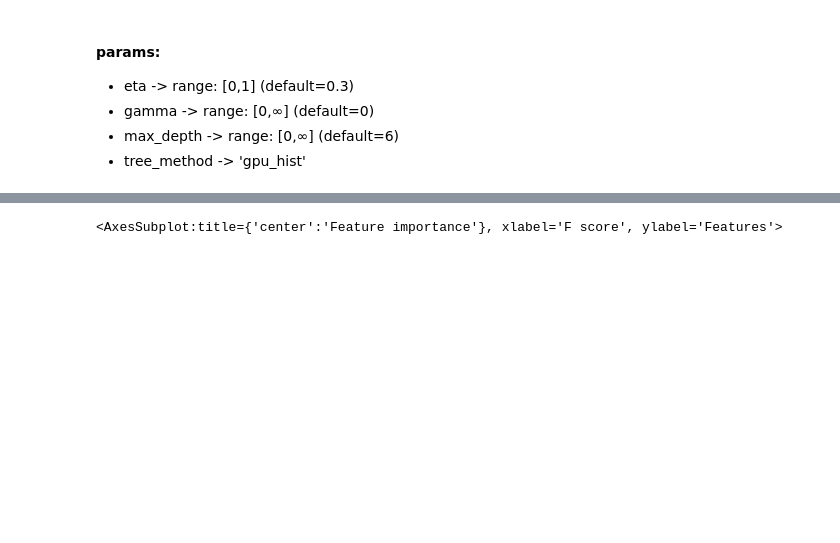
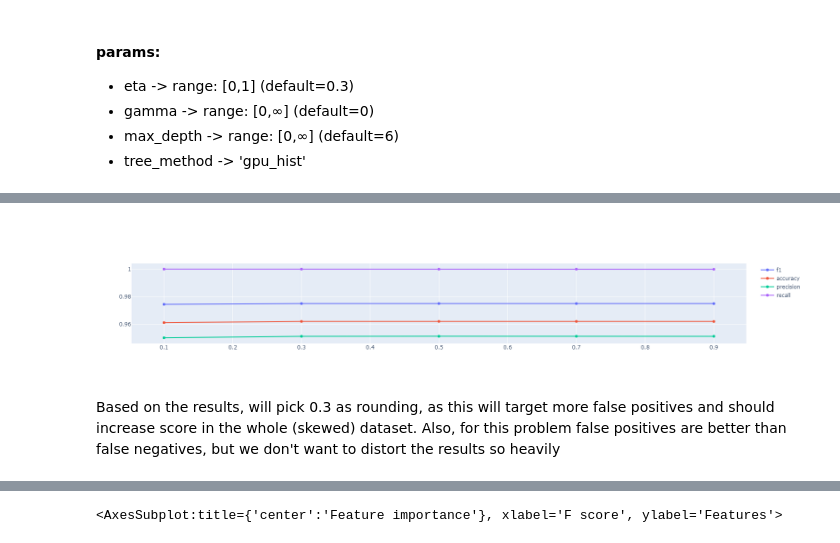
Before and after one commit to LRAbbade/IoT_anomaly_detection, a Jupyter notebook: iot23_control_training.ipynb, the cells around one changed output, grey strips where cells are left out. Saved outputs shown, nothing was run; the diff lists cells and outputs as text; code cells hidden in the pictures; blank space fills up the shorter version.

```diff
--- a/iot23_control_training.ipynb
+++ b/iot23_control_training.ipynb
@@ -413,3 +449,15 @@ y_pred = y_pred.round()
+# %%
+res = res.loc[0.1:0.9]
+# %%
+fig = go.Figure()
+for col in res.columns:
+    fig.add_trace(go.Scatter(x=res.index, y=res[col], name=col))
+
+fig
+# %% [output]
+[figure, added]
+# %% [markdown]
+Based on the results, will pick 0.3 as rounding, as this will target more false positives and should increase score in the whole (skewed) dataset. Also, for this problem false positives are better than false negatives, but we don't want to distort the results so heavily
 # %%
 print(f'F1 =', f1_score(y_test, y_pred))
 print(f'Accuracy =', accuracy_score(y_test, y_pred))
```
Also changed, not shown: parts of 18 cells of this notebook, 1 other file.
